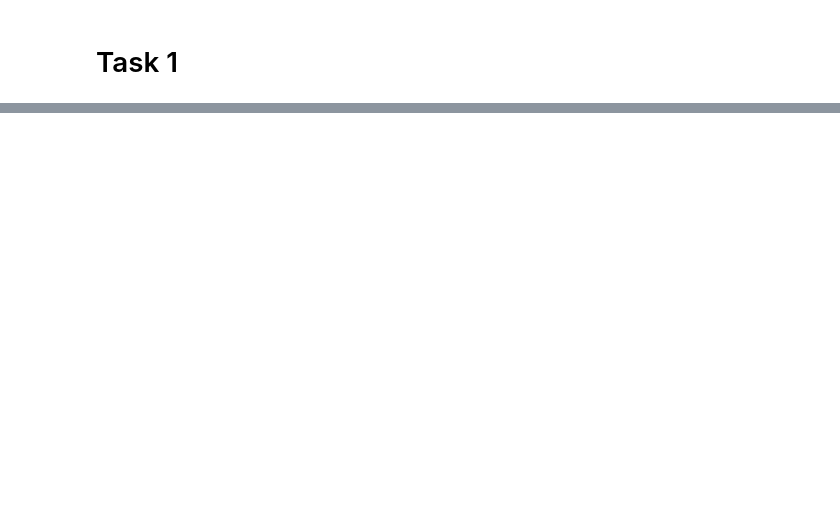
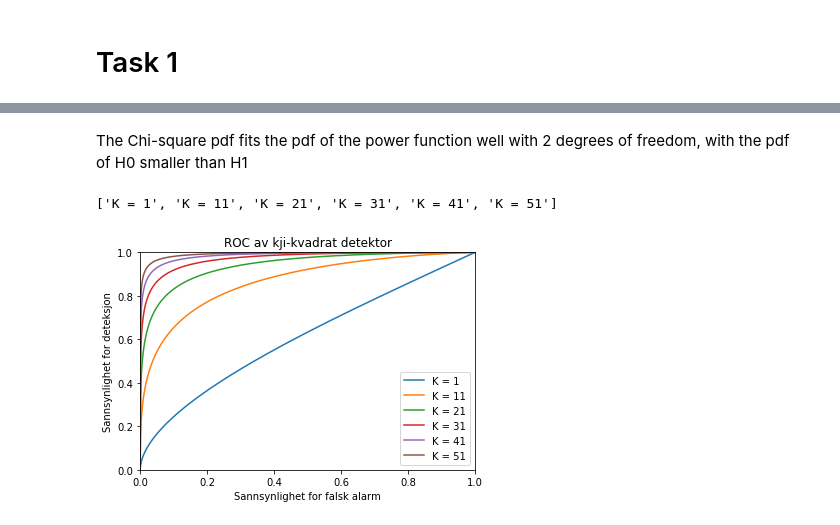
Before and after one commit to dritory/TTT4275-project, a Jupyter notebook: notebook.ipynb, the cells around one changed output, grey strips where cells are left out. Cells and saved outputs as stored; diff of their text form; code cells hidden in the pictures; blank space fills up the shorter version.

```diff
--- a/notebook.ipynb
+++ b/notebook.ipynb
@@ -69,0 +119,36 @@ print(x_r_H0, x_i_H0, x_r_H1, x_i_H1)
+# %% [markdown]
+The Chi-square pdf fits the pdf of the power function well with 2 degrees of freedom, with the pdf of H0 smaller than H1
+# %%
+
+#Computing the Pfa and Pd:
+
+var_s = np.var(loadFile('T3_data_sigma_s'))
+var_w = np.var(loadFile('T3_data_sigma_w'))
+
+Pfa = 0.01
+N = 100
+
+
+def n (l, K, var_w, var_s):
+        return (np.log(l)*np.log(var_w) + np.log(var_s + var_w) )/((np.log(l)/var_w) - 1/(var_s + var_w))
+
+for K in range(1,52,10):
+
+    Pfa = np.linspace(0,1,1000) # stats.chi2.sf(K*ns/(var_w),df=K)
+    n = stats.chi2.isf(Pfa,df=K)*var_w/K
+    #ns = n(np.linspace(0,10,1000), K, var_w, var_s)
+
+    Pd = stats.chi2.sf(K*n/((var_w + var_s)),df=K)
+    plt.xlim(0,1)
+    plt.ylim(0,1)
+    plt.plot(Pfa,Pd, label=("K = " + str(K)))
+legend = ["K = " + str(i) for i in range(1,52,10)]
+print(legend)
+plt.legend(legend)
+plt.xlabel("Sannsynlighet for falsk alarm")
+plt.ylabel("Sannsynlighet for deteksjon")
+plt.title("ROC av kji-kvadrat detektor")
+plt.show()
+# %% [output]
+['K = 1', 'K = 11', 'K = 21', 'K = 31', 'K = 41', 'K = 51']
+[figure, added]
```
Also changed, not shown: parts of 13 cells of this notebook, 1 other file.
